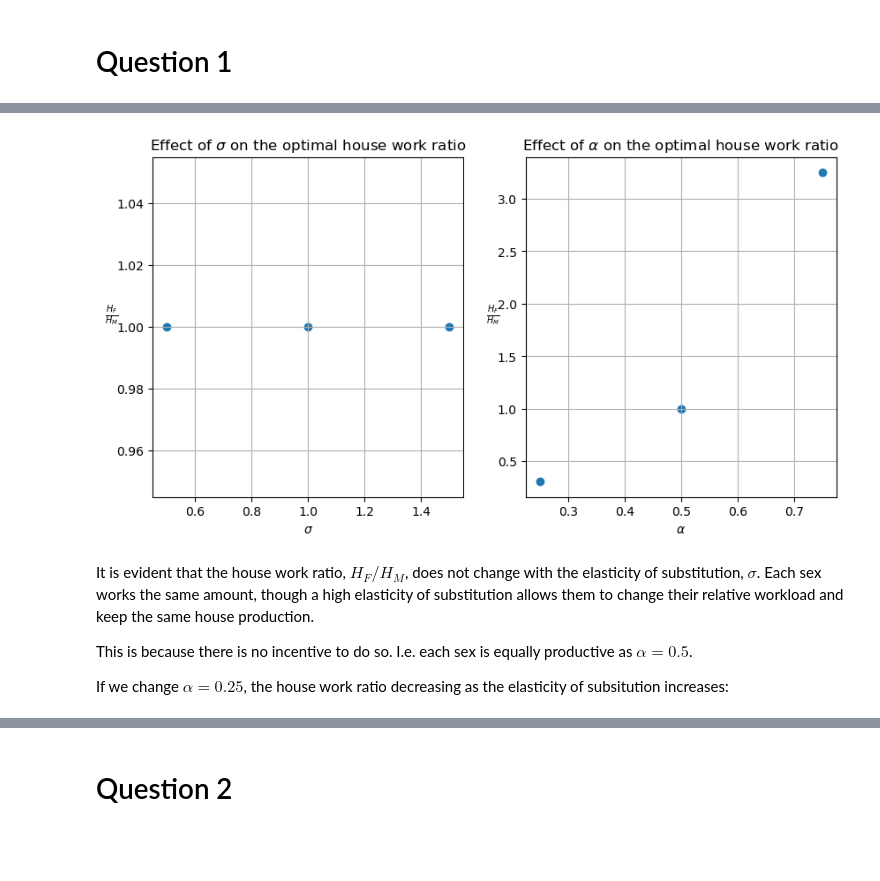
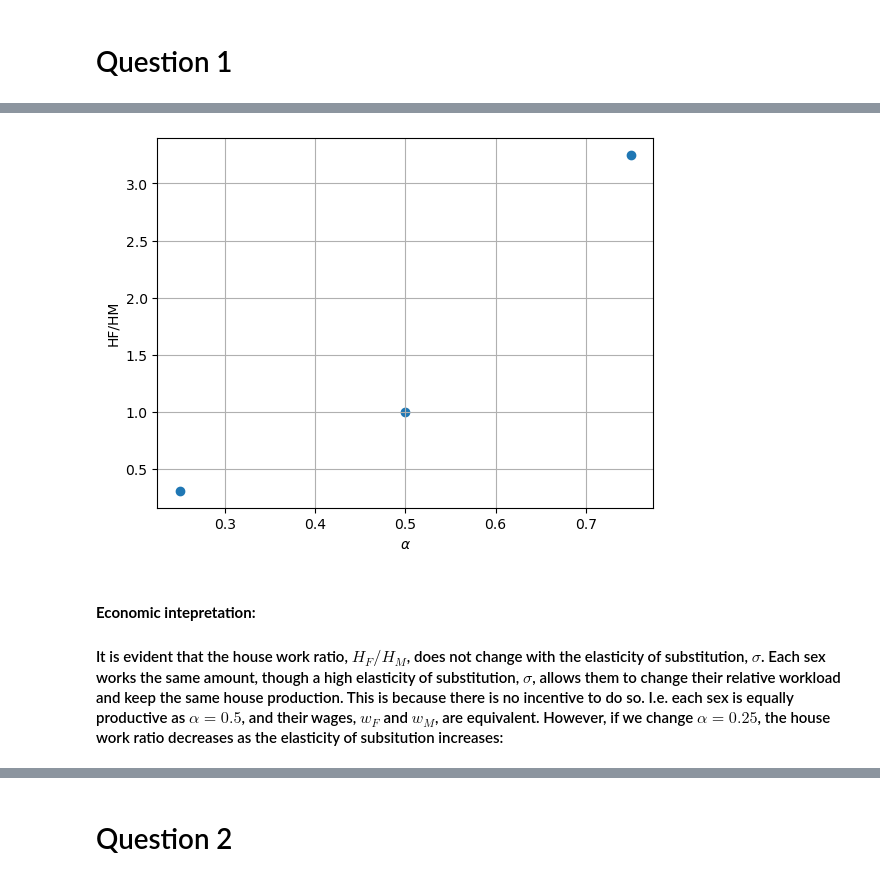
Before and after one commit to NumEconCopenhagen/projects-2023-andreas, a Jupyter notebook: inauguralproject/inauguralproject.ipynb, the cells around one changed output, grey strips where cells are left out. Saved outputs shown, nothing was run; the diff lists cells and outputs as text; code cells hidden in the pictures; blank space fills up the shorter version.

Commit message:
clean up + economic interpretation

```diff
--- a/inauguralproject/inauguralproject.ipynb
+++ b/inauguralproject/inauguralproject.ipynb
@@ -108,30 +55,15 @@ HF = 4.5000
-# %%
-# plot the results
-fig, (ax1, ax2) = plt.subplots(1, 2, figsize=(10, 5))
-
-ax1.scatter(sigmas, frac_sigma)
-ax2.scatter(alphas, frac_alpha)
-
-# include a grid
-ax1.grid(True)
-ax2.grid(True)
-
-# set the labels and title
-ax1.set_xlabel(r'$\sigma$')
-ax1.set_ylabel(r'$\frac{H_F}{H_M}$', rotation=0)
-ax1.set_title(r'Effect of $\sigma$ on the optimal house work ratio')
-
-ax2.set_xlabel(r'$\alpha$')
-ax2.set_ylabel(r'$\frac{H_F}{H_M}$', rotation=0)
-ax2.set_title(r'Effect of $\alpha$ on the optimal house work ratio')
-
-# show the plot
-plt.show()
-# %% [output]
-[figure, removed]
+# %%
+# reset to baseline parameters
+model.__init__()
+
+# solve the model for different alphas
+model.solve_multi_par('alpha',alphas,discrete=True)
+
+# plot the solutions for different alphas
+model.plot_multi_par(alphas,x_lab=r'$\alpha$',y_lab=r'HF/HM')
+# %% [output]
+[figure, added]
 # %% [markdown]
-It is evident that the house work ratio, $H_F/H_M$, does not change with the elasticity of substitution, $\sigma$. Each sex works the same amount, though a high elasticity of substitution allows them to change their relative workload and keep the same house production.
+#### **Economic intepretation:**
 
-This is because there is no incentive to do so. I.e. each sex is equally productive as $\alpha = 0.5$.
-
-If we change $\alpha = 0.25$, the house work ratio decreasing as the elasticity of subsitution increases:
+#### It is evident that the house work ratio, $H_F/H_M$, does not change with the elasticity of substitution, $\sigma$. Each sex works the same amount, though a high elasticity of substitution, $\sigma$, allows them to change their relative workload and keep the same house production. This is because there is no incentive to do so. I.e. each sex is equally productive as $\alpha = 0.5$, and their wages, $w_F$ and $w_M$, are equivalent. However, if we change $\alpha = 0.25$, the house work ratio decreases as the elasticity of subsitution increases:
```
Also changed, not shown: parts of 30 cells of this notebook, 1 other file.
